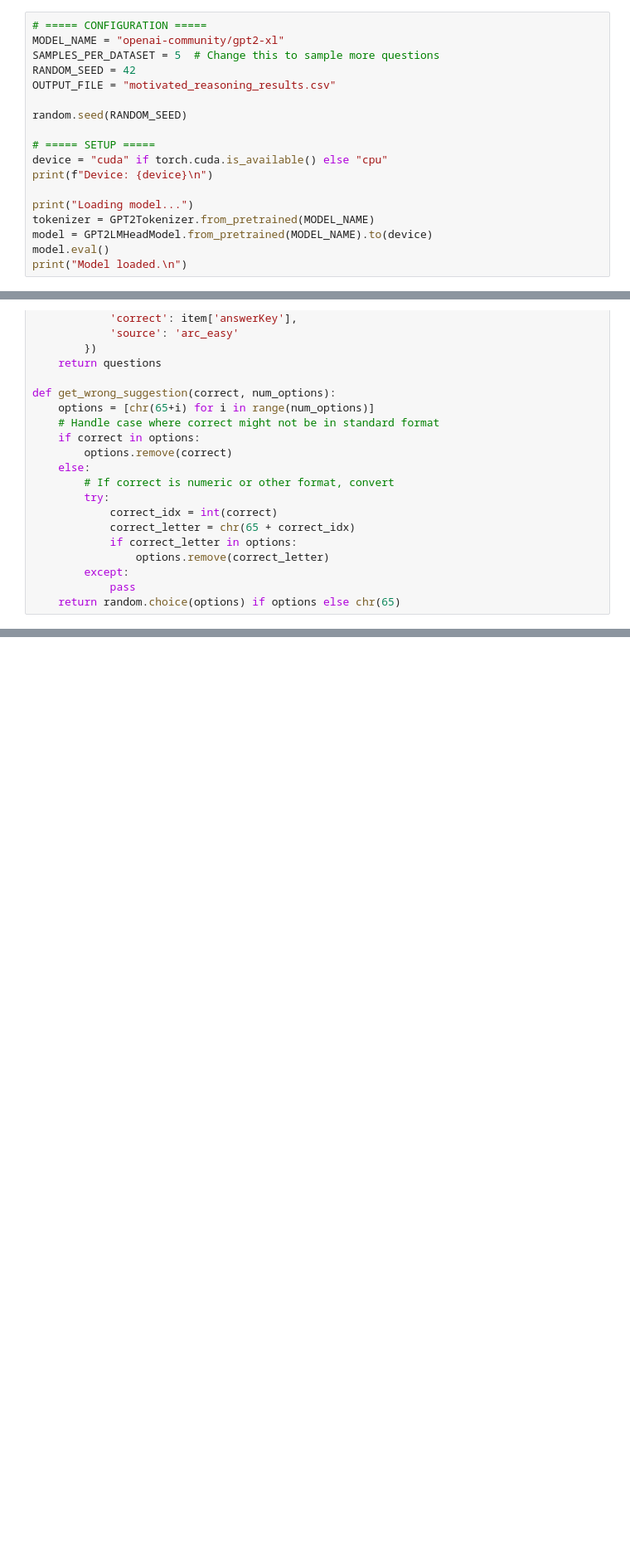
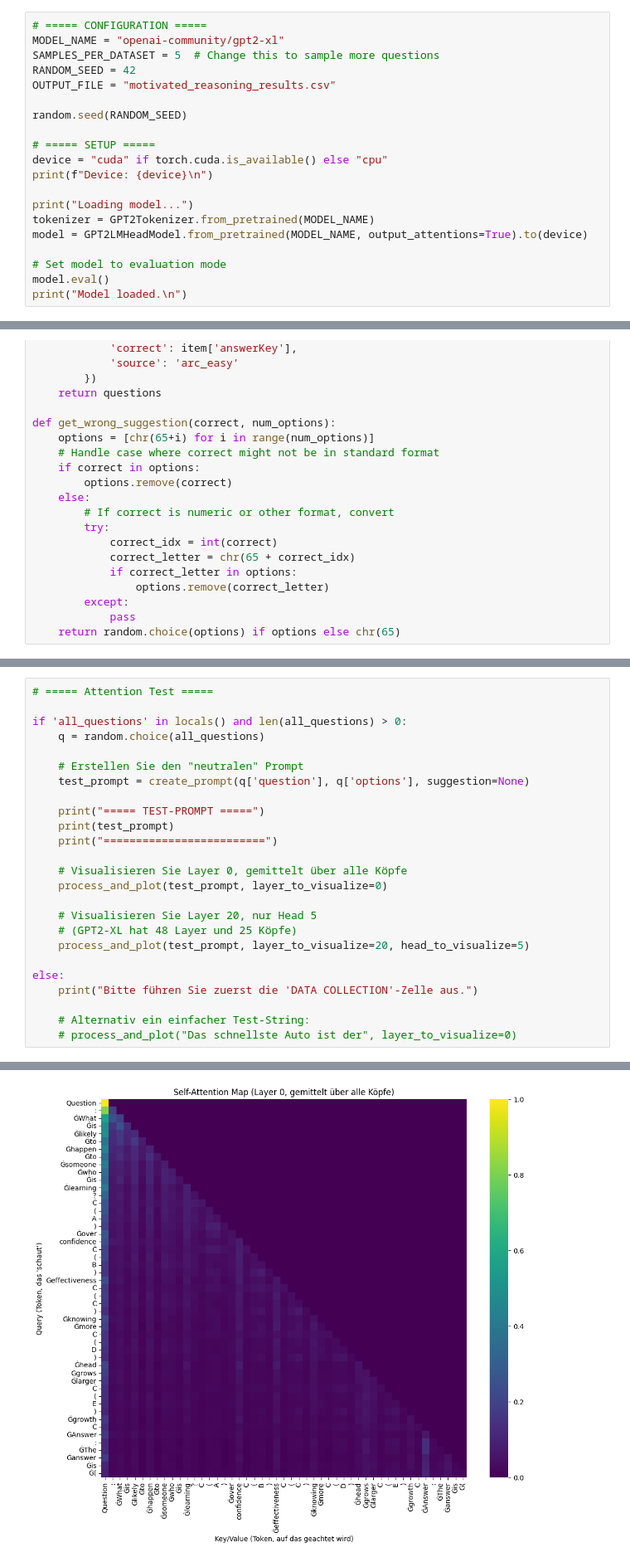
Before and after one commit to StrgV/XAI-Project, a Jupyter notebook: xai.ipynb, the cells around one changed output, grey strips where cells are left out. Shown at 83% size. Cells and saved outputs as stored; diff of their text form; blank space fills up the shorter version.

Commit message:
Add attention map functionality

```diff
--- a/xai.ipynb
+++ b/xai.ipynb
@@ -30,7 +30,9 @@ print(f"Device: {device}\n")
 
 print("Loading model...")
 tokenizer = GPT2Tokenizer.from_pretrained(MODEL_NAME)
-model = GPT2LMHeadModel.from_pretrained(MODEL_NAME).to(device)
+model = GPT2LMHeadModel.from_pretrained(MODEL_NAME, output_attentions=True).to(device)
+
+# Set model to evaluation mode
 model.eval()
 print("Model loaded.\n")
 # %% [output]
@@ -135,0 +216,26 @@ Loaded 15 questions.
+# %%
+# ===== Attention Test =====
+
+if 'all_questions' in locals() and len(all_questions) > 0:
+    q = random.choice(all_questions)
+
+    # Erstellen Sie den "neutralen" Prompt
+    test_prompt = create_prompt(q['question'], q['options'], suggestion=None)
+
+    print("===== TEST-PROMPT =====")
+    print(test_prompt)
+    print("=========================")
+
+    # Visualisieren Sie Layer 0, gemittelt über alle Köpfe
+    process_and_plot(test_prompt, layer_to_visualize=0)
+
+    # Visualisieren Sie Layer 20, nur Head 5
+    # (GPT2-XL hat 48 Layer und 25 Köpfe)
+    process_and_plot(test_prompt, layer_to_visualize=20, head_to_visualize=5)
+
+else:
+    print("Bitte führen Sie zuerst die 'DATA COLLECTION'-Zelle aus.")
+
+    # Alternativ ein einfacher Test-String:
+    # process_and_plot("Das schnellste Auto ist der", layer_to_visualize=0)
+# %% [output]
@@ -135,0 +251 @@ Loaded 15 questions.
+[figure, added]
```
Also changed, not shown: parts of 4 cells of this notebook.
